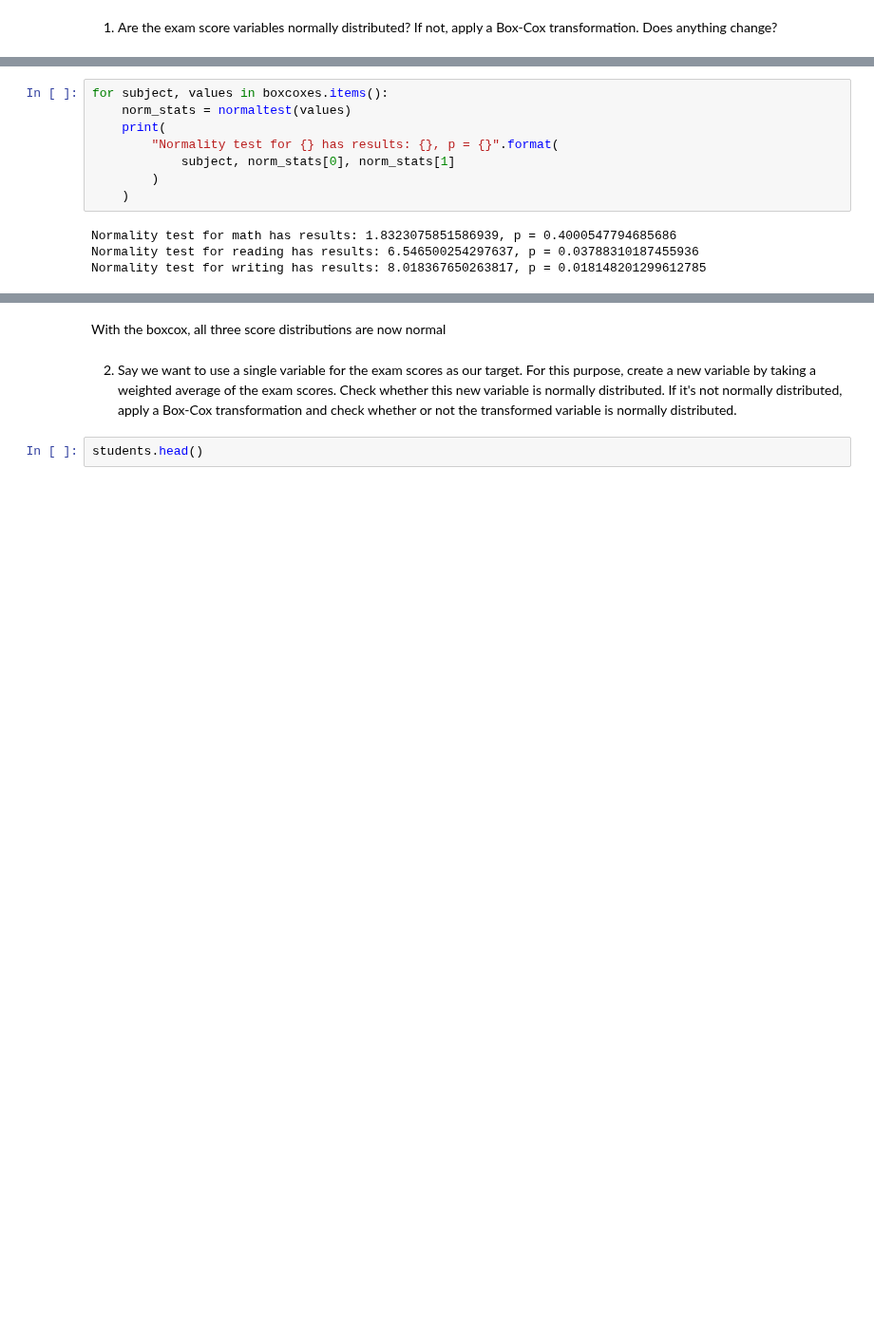
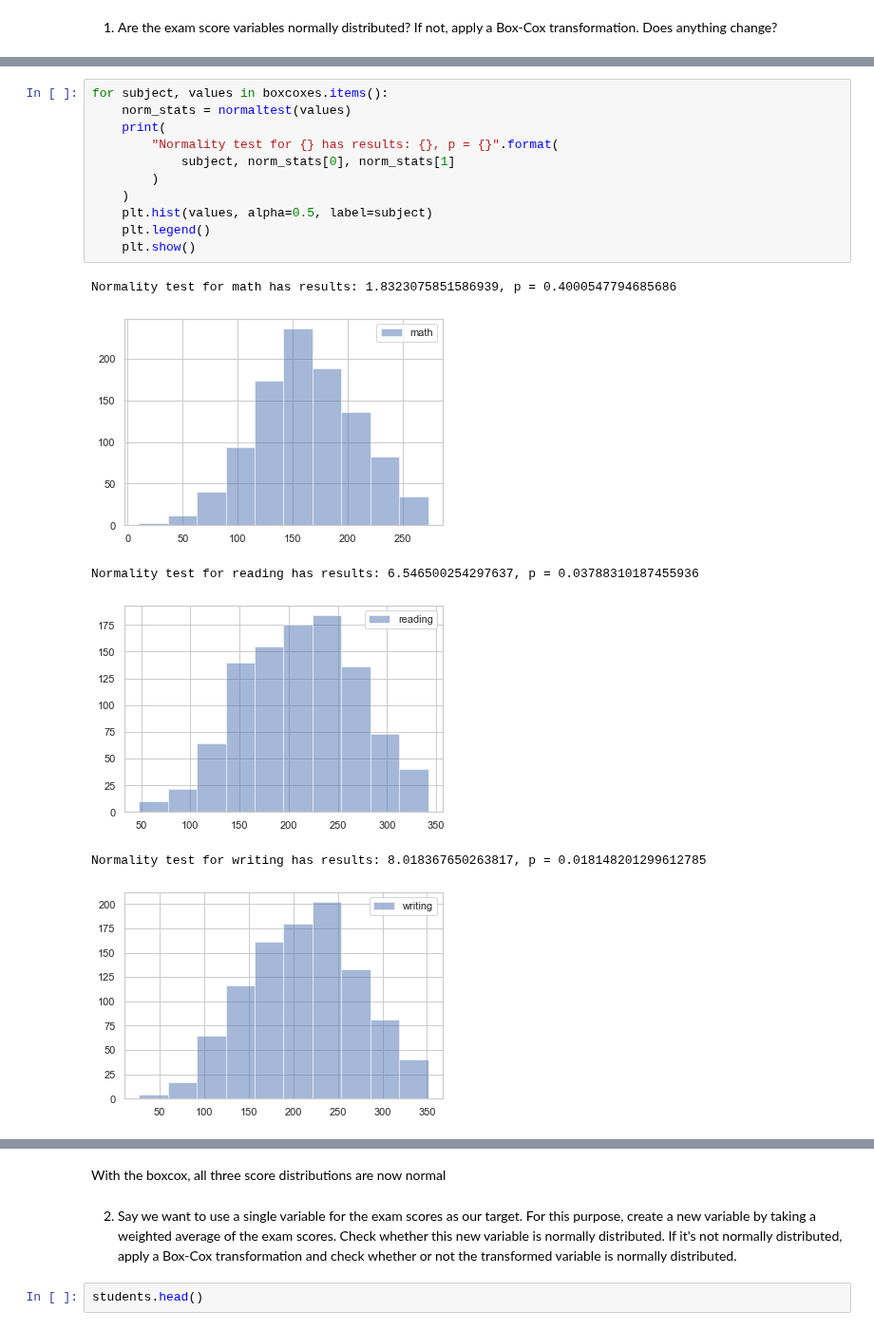
Before and after one commit to DJGump/module-work-DSI06, a Jupyter notebook: week6-dgump/Assignments/14_7_assignment_dgump_dsi06.ipynb, the cells around one changed output, grey strips where cells are left out. Shown at 95% size. Cells and saved outputs as stored; diff of their text form; blank space fills up the shorter version.

```diff
--- a/week6-dgump/Assignments/14_7_assignment_dgump_dsi06.ipynb
+++ b/week6-dgump/Assignments/14_7_assignment_dgump_dsi06.ipynb
@@ -121,15 +121,21 @@ boxcoxes = {"math": math_boxcox, "reading": reading_boxcox, "writing": writing_b
 # %%
 for subject, values in boxcoxes.items():
     norm_stats = normaltest(values)
     print(
         "Normality test for {} has results: {}, p = {}".format(
             subject, norm_stats[0], norm_stats[1]
         )
     )
+    plt.hist(values, alpha=0.5, label=subject)
+    plt.legend()
+    plt.show()
 # %% [output]
 Normality test for math has results: 1.8323075851586939, p = 0.4000547794685686
-Normality test for reading has results: 6.546500254297637, p = 0.03788310187455936
-Normality test for writing has results: 8.018367650263817, p = 0.018148201299612785
+[figure, added]
+Normality test for reading has results: 6.546500254297637, p = 0.03788310187455936
+[figure, added]
+Normality test for writing has results: 8.018367650263817, p = 0.018148201299612785
+[figure, added]
 [interactive output not drawn]
 [interactive output not drawn]
 [interactive output not drawn]
```
Also changed, not shown: parts of 1 cell of this notebook.
